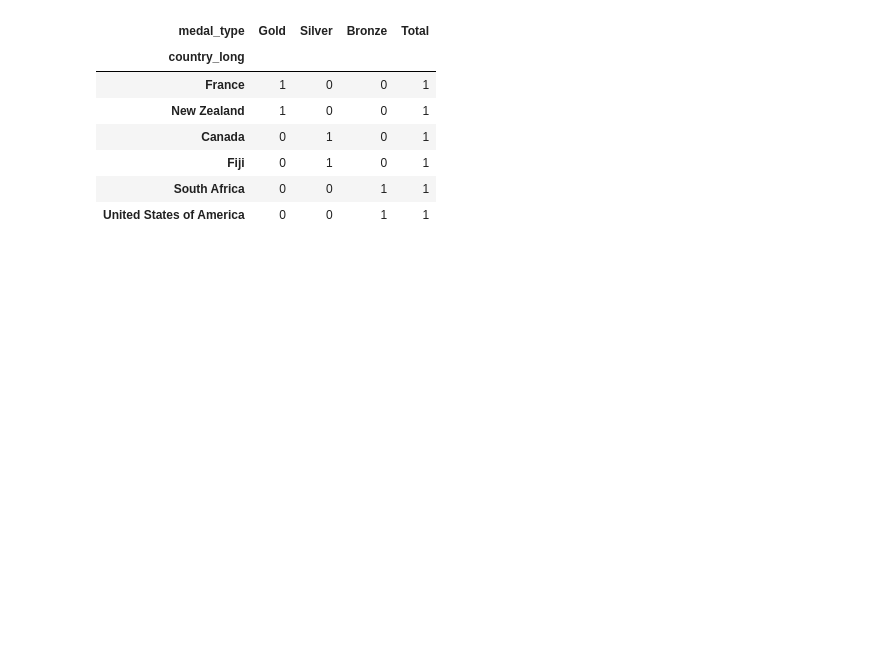
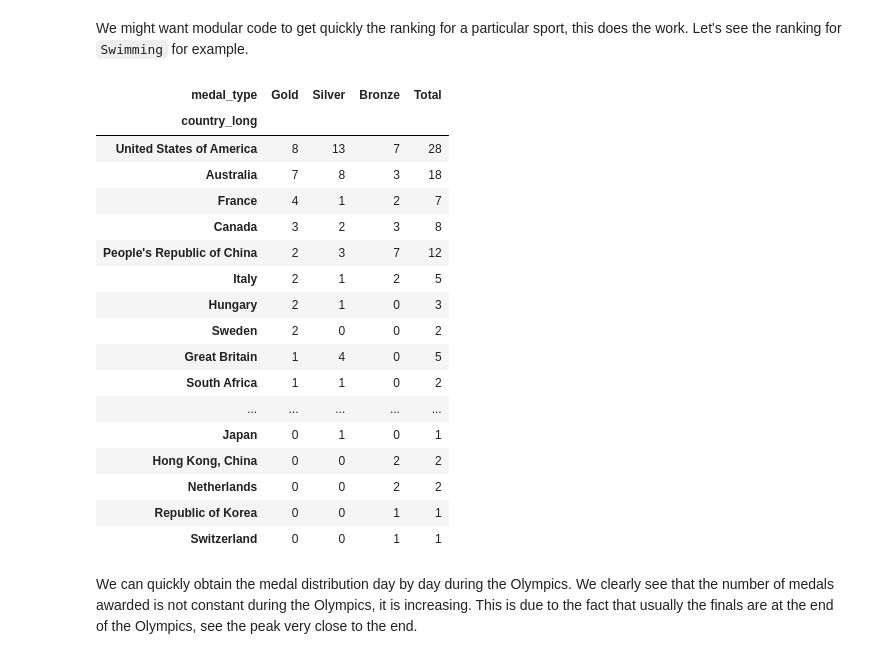
Before and after one commit to jeanprbt/dataringz, a Jupyter notebook: eda/eda.ipynb, the cells around one changed output. Cells and saved outputs as stored; diff of their text form; code cells hidden in the pictures; blank space fills up the shorter version.

```diff
--- a/eda/eda.ipynb
+++ b/eda/eda.ipynb
@@ -53,45 +235,52 @@ We can also retrieve the number of medals per country & sport.
+# %% [markdown]
+We might want modular code to get quickly the ranking for a particular sport, this does the work. Let's see the ranking for `Swimming` for example.
 # %%
-def get_medal_ranking_by_sport(df, sport):
-    """
-    Returns a medal ranking table for a given sport.
+# Get medal ranking for a specific sport
+sport = 'Swimming'
+sport_df = medals_df[medals_df['discipline'] == sport]
 
-    Parameters:
-    - df: DataFrame containing Olympic results
-    - sport: Name of the sport to filter
+# Count medals per countryn
+medal_counts = sport_df.pivot_table(
+    index='country_long',
+    columns='medal_type',
+    aggfunc='size',
+    fill_value=0
+)
 
-    Returns:
-    - A DataFrame with medal counts grouped by country and ranked
-    """
-    # Filter by sport
-    sport_df = df[df['discipline'] == sport]
+# Rename columns for clarity
+if 'Gold Medal' in medal_counts.columns:
+    medal_counts = medal_counts.rename(columns={'Gold Medal': 'Gold', 'Silver Medal': 'Silver', 'Bronze Medal': 'Bronze'})
 
-    # Count medals per country
-    medal_counts = sport_df.pivot_table(
-        index='country_long',
-        columns='medal_type',
-        aggfunc='size',
-        fill_value=0
-    ).rename(columns={'Gold Medal': 'Gold', 'Silver Medal': 'Silver', 'Bronze Medal': 'Bronze'})
+# Ensure all medal types exist
+for medal in ['Gold', 'Silver', 'Bronze']:
+    if medal not in medal_counts.columns:
+        medal_counts[medal] = 0
 
-    # Ensure all medal types exist
-    for medal in ['Gold', 'Silver', 'Bronze']:
-        if medal not in medal_counts:
-            medal_counts[medal] = 0
+# Compute total medals
+medal_counts['Total'] = medal_counts[['Gold', 'Silver', 'Bronze']].sum(axis=1)
 
-    # Compute total medals
-    medal_counts['Total'] = medal_counts[['Gold', 'Silver', 'Bronze']].sum(axis=1)
-    medal_counts = medal_counts.sort_values(by=['Gold', 'Silver', 'Bronze'], ascending=False)
-
-    return medal_counts[['Gold', 'Silver', 'Bronze', 'Total']]
-
-a = get_medal_ranking_by_sport(medals_df, 'Rugby Sevens')
-a
+# Sort by medal count (Gold first, then Silver, then Bronze)
+medal_counts = medal_counts.sort_values(by=['Gold', 'Silver', 'Bronze'], ascending=False)
+sports_medals = medal_counts[['Gold', 'Silver', 'Bronze', 'Total']]
+sports_medals
 # %% [output]
 | medal_type | Gold | Silver | Bronze | Total |
 | country_long |  |  |  |  |
-| France | 1 | 0 | 0 | 1 |
-| New Zealand | 1 | 0 | 0 | 1 |
-| Canada | 0 | 1 | 0 | 1 |
-| Fiji | 0 | 1 | 0 | 1 |
-| South Africa | 0 | 0 | 1 | 1 |
-| United States of America | 0 | 0 | 1 | 1 |
+| United States of America | 8 | 13 | 7 | 28 |
+| Australia | 7 | 8 | 3 | 18 |
+| France | 4 | 1 | 2 | 7 |
+| Canada | 3 | 2 | 3 | 8 |
+| People's Republic of China | 2 | 3 | 7 | 12 |
+| Italy | 2 | 1 | 2 | 5 |
+| Hungary | 2 | 1 | 0 | 3 |
+| Sweden | 2 | 0 | 0 | 2 |
+| Great Britain | 1 | 4 | 0 | 5 |
+| South Africa | 1 | 1 | 0 | 2 |
+| ... | ... | ... | ... | ... |
+| Japan | 0 | 1 | 0 | 1 |
+| Hong Kong, China | 0 | 0 | 2 | 2 |
+| Netherlands | 0 | 0 | 2 | 2 |
+| Republic of Korea | 0 | 0 | 1 | 1 |
+| Switzerland | 0 | 0 | 1 | 1 |
+# %% [markdown]
+We can quickly obtain the medal distribution day by day during the Olympics. We clearly see that the number of medals awarded is not constant during the Olympics, it is increasing. This is due to the fact that usually the finals are at the end of the Olympics, see the peak very close to the end.
```
Also changed, not shown: parts of 24 cells of this notebook.
